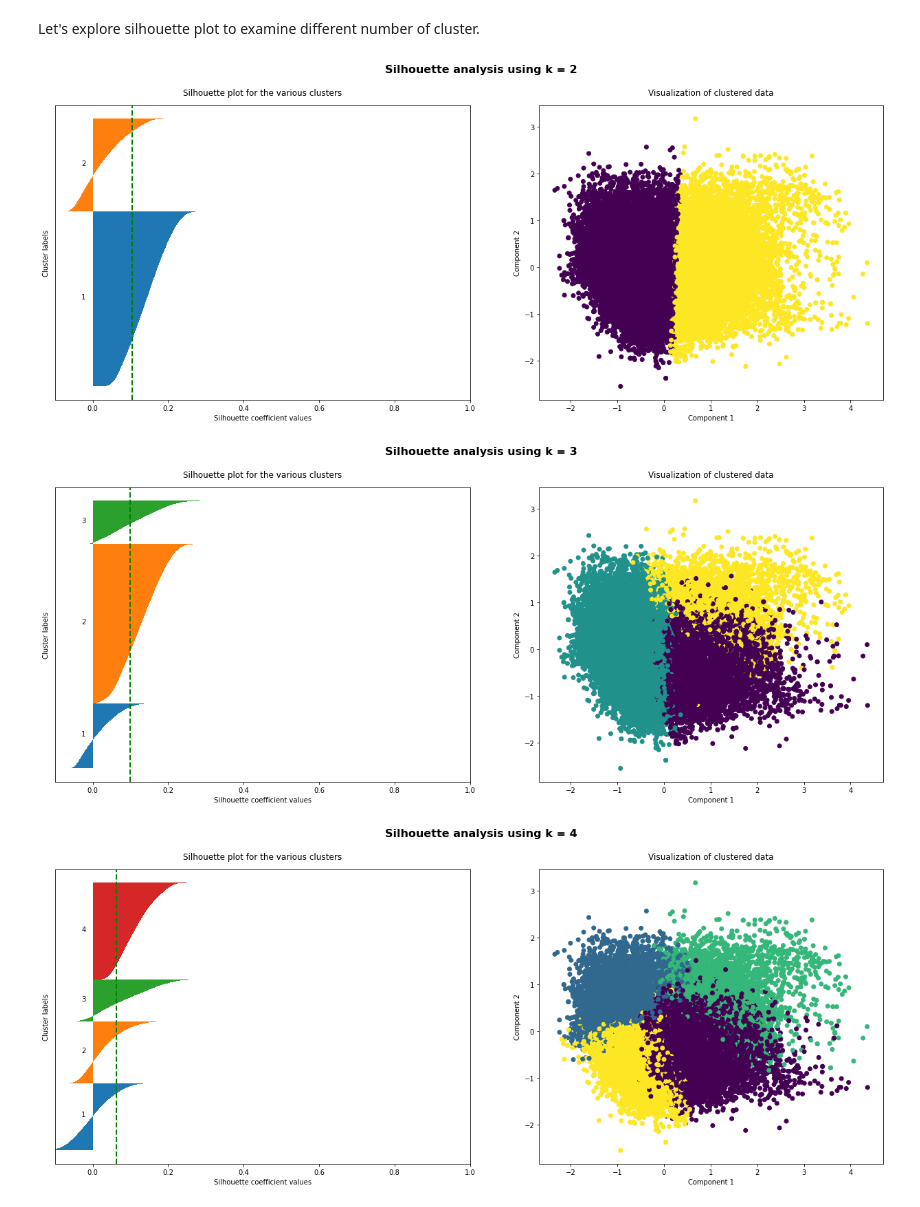
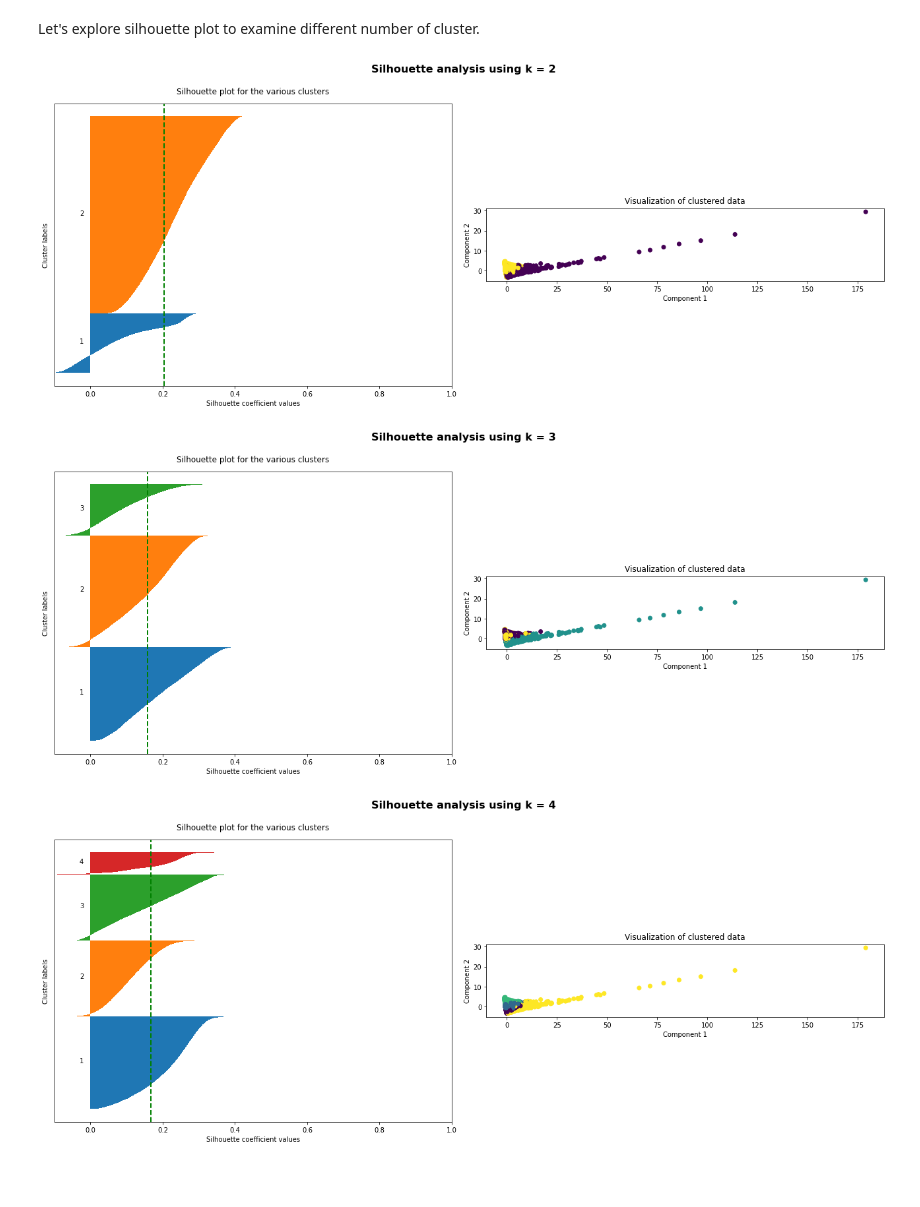
Before and after one commit to ajinkyabhanudas/SIADS696, a Jupyter notebook: EDA_Poom.ipynb, the cells around one changed output. Saved outputs shown, nothing was run; the diff lists cells and outputs as text; code cells hidden in the pictures; blank space fills up the shorter version.

```diff
--- a/EDA_Poom.ipynb
+++ b/EDA_Poom.ipynb
@@ -297,0 +296,8 @@ X_new = pca.fit_transform(X)
+# %%
+#copy prep_df to be worked with
+vec_df = prep_df.copy()
+#replace df with each vector PCs
+vec_df['title'] = title_pc
+vec_df['tags'] = tag_pc
+vec_df['description'] = desc_pc
+vec_df['topicCategories'] = topic_pc
@@ -298,3 +311,7 @@ X_new = pca.fit_transform(X)
+# %%
+# scale the df to be fitted with PCA
+scaler = StandardScaler()
+scale_df = scaler.fit_transform(vec_df)
 # %%
 # create biplot source from https://sukhbinder.wordpress.com/2015/08/05/biplot-with-python/ + unsupervise learning class
 def biplot(score, coeff, maxdim, pcax=1, pcay=2, labels=None):
@@ -330,0 +343,6 @@ biplot(score,coeff,5)
+# %%
+score_pca = PCA(n_components=2)
+score = score_pca.fit_transform(scale_df)
+labels = vec_df.columns
+coeff = np.transpose(score_pca.components_)
+biplot(score,coeff, maxdim=12, labels=labels)
@@ -340,7 +362,7 @@ biplot(score,coeff,5)
 sse=[] # sum of square error
 list_k = list(range(1, 100))
 
-X = X_new
+X = scale_df
 for k in list_k:
     km = MiniBatchKMeans(n_clusters=k, init='k-means++', max_iter=300, random_state=0, batch_size=2048)
     km.fit(X)
@@ -357,7 +379,7 @@ Let's explore silhouette plot to examine different number of cluster.
 # %%
 # use silhouette plot based on sklearn documentation page https://scikit-learn.org/stable/auto_examples/cluster/plot_kmeans_silhouette_analysis.html
 #set the dataset to be working with
-X = title_word_vec
+X = vec_df
 
 for i, k in enumerate([2, 3, 4, 5, 6]):
     fig, (ax1, ax2) = plt.subplots(1, 2)
@@ -382,33 +404,33 @@ for i, k in enumerate([2, 3, 4, 5, 6]):
         ax1.text(-0.03, (y_lower + y_upper) / 2, str(i + 1))
         y_lower += len(cluster_silhouette_vals)
 
     # Get the average silhouette score and plot it
     avg_score = np.mean(silhouette_vals)
     ax1.axvline(avg_score, linestyle='--', linewidth=2, color='green')
     ax1.set_yticks([])
     ax1.set_xlim([-0.1, 1])
     ax1.set_xlabel('Silhouette coefficient values')
     ax1.set_ylabel('Cluster labels')
     ax1.set_title('Silhouette plot for the various clusters', y=1.02);
 
     # Use PCA to flatten the data
     embedding = PCA(n_components=2)
     pca = pd.DataFrame(embedding.fit_transform(X), columns = ['component1','component2'])
     pca['labels'] = kmeans.predict(X)
 
     # Scatter plot of data colored with labels
     ax2.scatter(pca['component1'], pca['component2'], c=labels)
     # ax2.scatter(centroids[:, 0], centroids[:, 1], marker='*', c='r', s=250)
     # ax2.set_xlim([-2, 2])
     # ax2.set_xlim([-2, 2])
     ax2.set_xlabel('Component 1')
     ax2.set_ylabel('Component 2')
     ax2.set_title('Visualization of clustered data', y=1.02)
     ax2.set_aspect('equal')
     plt.tight_layout()
     plt.suptitle(f'Silhouette analysis using k = {k}',
                  fontsize=16, fontweight='semibold', y=1.05);
 # %% [output]
-[figure, old version]
+[figure, new version]
-[figure, old version]
+[figure, new version]
-[figure, old version]
+[figure, new version]
```
Also changed, not shown: parts of 21 cells of this notebook.
